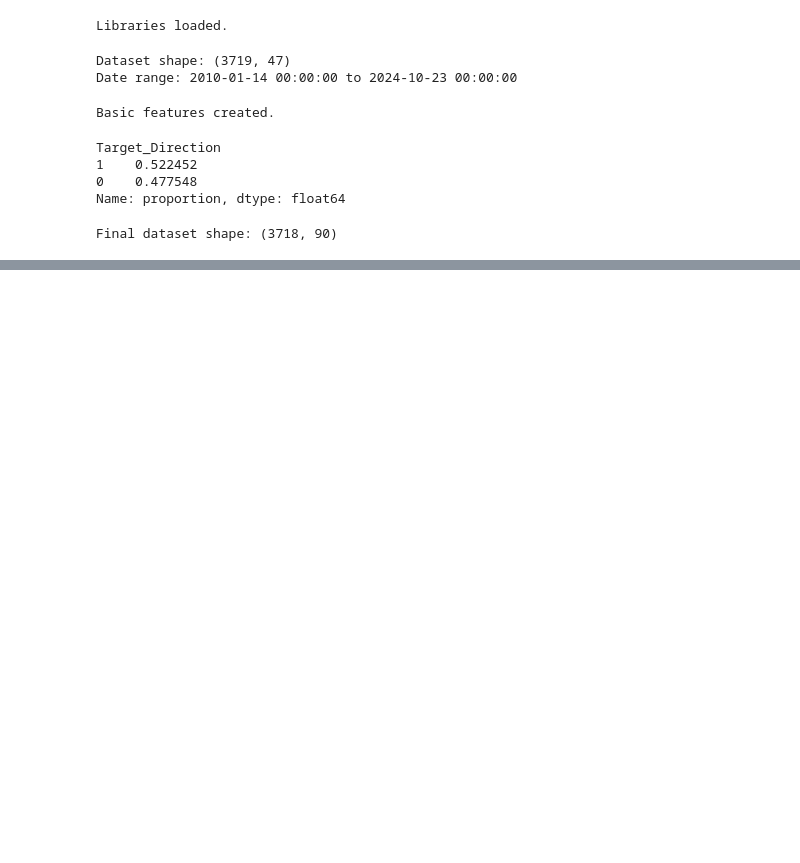
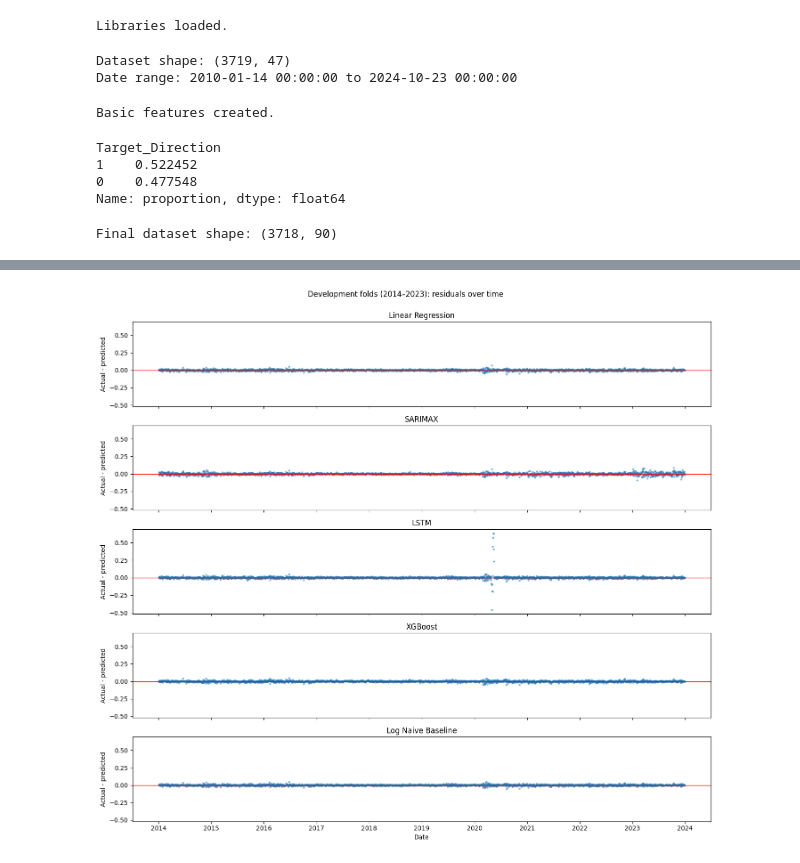
Before and after one commit to DanielRamirez0430/Gold-Price-Predictions-, a Jupyter notebook: Advanced_LogTarg_Models.ipynb, the cells around one changed output, grey strips where cells are left out. Drawn from its saved outputs; the diff is of its cells as text; code cells hidden in the pictures; blank space fills up the shorter version.

```diff
--- a/Advanced_LogTarg_Models.ipynb
+++ b/Advanced_LogTarg_Models.ipynb
@@ -1127,0 +1109,94 @@ plt.show()
+# %%
+DEV_YEARS = sorted({
+    year for year, _ in predictions_store
+    if year < 2024
+})
+PLOT_MODELS = [
+    name for name in MODEL_NAMES
+    if any((year, name) in predictions_store for year in DEV_YEARS)
+]
+
+
+def collect_residuals(years, model_names):
+    pieces = []
+
+    for year in years:
+        for model_name in model_names:
+            key = (year, model_name)
+            if key not in predictions_store:
+                continue
+
+            saved = predictions_store[key]
+            actual = np.asarray(saved["actual_return"], dtype=float)
+            predicted = np.asarray(saved["predicted_return"], dtype=float)
+            pieces.append(pd.DataFrame({
+                "date": pd.to_datetime(saved["date"]),
+                "test_year": year,
+                "model": model_name,
+                "actual_return": actual,
+                "predicted_return": predicted,
+                "residual": actual - predicted
+            }))
+
+    if not pieces:
+        return pd.DataFrame(columns=[
+            "date", "test_year", "model", "actual_return",
+            "predicted_return", "residual"
+        ])
+    return pd.concat(pieces, ignore_index=True)
+
+
+dev_residuals = collect_residuals(DEV_YEARS, PLOT_MODELS)
+
+# (a) Residuals over time, with a shared scale across models.
+fig, axes = plt.subplots(
+    len(PLOT_MODELS), 1,
+    figsize=(14, 2.5 * len(PLOT_MODELS)),
+    sharex=True,
+    sharey=True
+)
+axes = np.atleast_1d(axes)
+for ax, model_name in zip(axes, PLOT_MODELS):
+    part = dev_residuals[dev_residuals["model"] == model_name]
+    ax.scatter(part["date"], part["residual"], s=5, alpha=0.45)
+    ax.axhline(0, color="red", lw=1)
+    ax.set_title(model_name)
+    ax.set_ylabel("Actual - predicted")
+axes[-1].set_xlabel("Date")
+fig.suptitle("Development folds (2014–2023): residuals over time", y=1.0)
+plt.tight_layout()
+plt.show()
+
+# (b) Residuals versus predicted return.
+fig, axes = plt.subplots(
+    1, len(PLOT_MODELS),
+    figsize=(4 * len(PLOT_MODELS), 4),
+    sharey=True
+)
+axes = np.atleast_1d(axes)
+for ax, model_name in zip(axes, PLOT_MODELS):
+    part = dev_residuals[dev_residuals["model"] == model_name]
+    ax.scatter(part["predicted_return"], part["residual"], s=5, alpha=0.4)
+    ax.axhline(0, color="red", lw=1)
+    ax.set_title(model_name)
+    ax.set_xlabel("Predicted log return")
+axes[0].set_ylabel("Residual")
+fig.suptitle("Development folds: residuals versus predicted return", y=1.03)
+plt.tight_layout()
+plt.show()
+
+# (c) Typical residual distributions by model (outliers hidden for readability).
+box_data = [
+    dev_residuals.loc[dev_residuals["model"] == model_name, "residual"].to_numpy()
+    for model_name in PLOT_MODELS
+]
+fig, ax = plt.subplots(figsize=(12, 5))
+ax.boxplot(box_data, labels=PLOT_MODELS, showfliers=False)
+ax.axhline(0, color="red", lw=1)
+ax.set_title("Development folds: residual distributions (outliers hidden)")
+ax.set_ylabel("Actual - predicted log return")
+ax.tick_params(axis="x", rotation=25)
+plt.tight_layout()
+plt.show()
+# %% [output]
+[figure, added]
```
Also changed, not shown: parts of 36 cells of this notebook, 1 other file.
